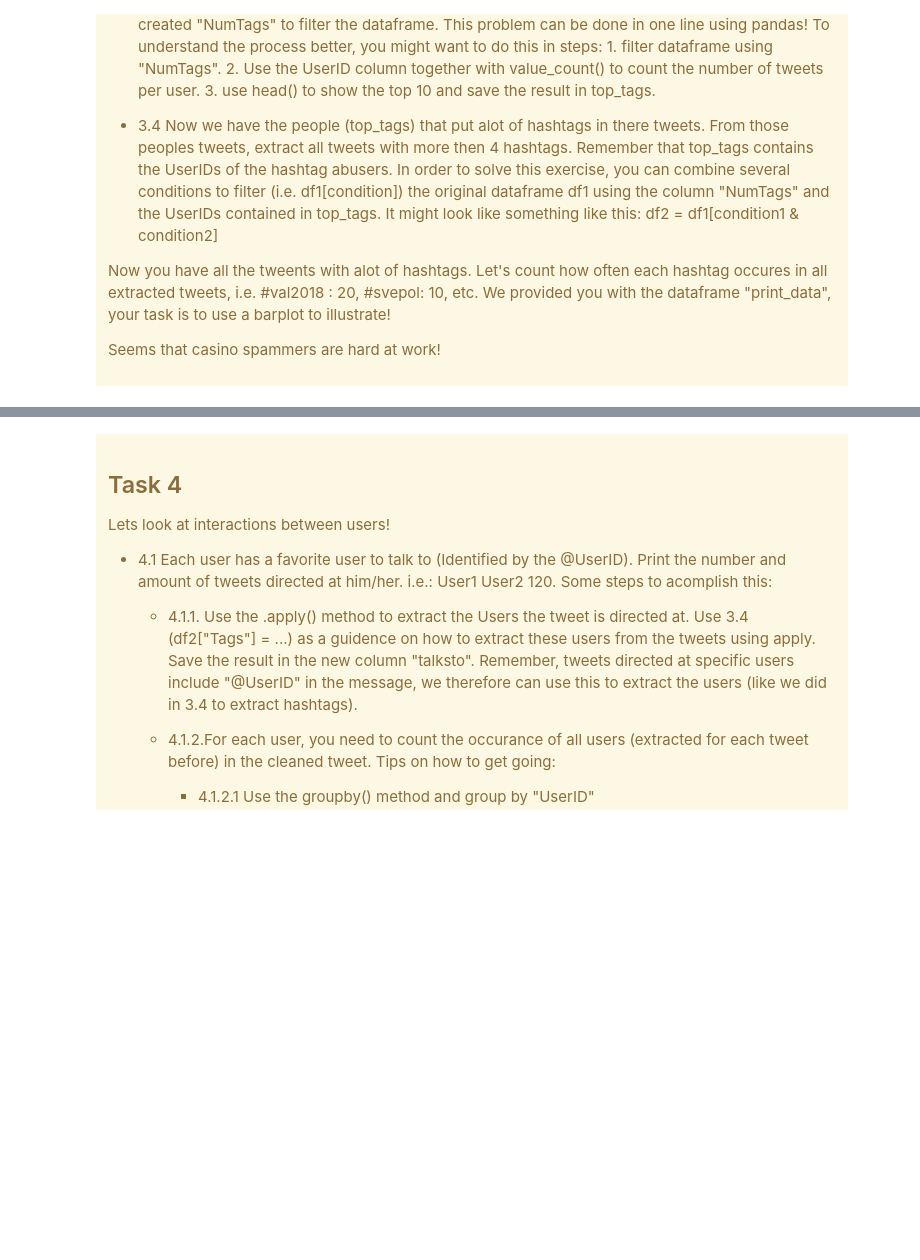
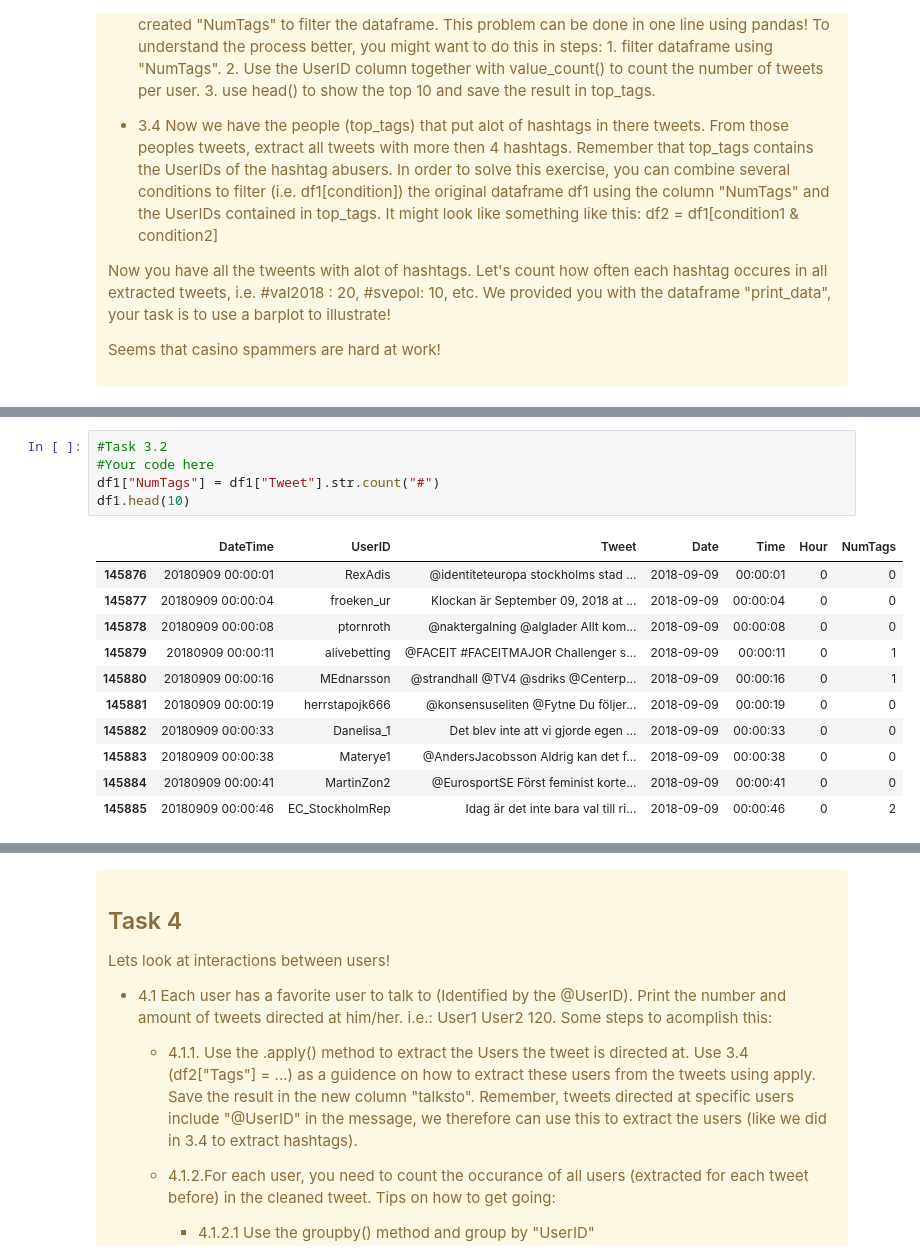
Before and after one commit to HObaid00/Data-Science, a Jupyter notebook: Labs/Lab3/Part2/Part2.ipynb, the cells around one changed output, grey strips where cells are left out. Saved outputs shown, nothing was run; the diff lists cells and outputs as text; blank space fills up the shorter version.

```diff
--- a/Labs/Lab3/Part2/Part2.ipynb
+++ b/Labs/Lab3/Part2/Part2.ipynb
@@ -96,0 +118,17 @@ Seems that casino spammers are hard at work!
+# %%
+#Task 3.2
+#Your code here
+df1["NumTags"] = df1["Tweet"].str.count("#")
+df1.head(10)
+# %% [output]
+|  | DateTime | UserID | Tweet | Date | Time | Hour | NumTags |
+| 145876 | 20180909 00:00:01 | RexAdis | @identiteteuropa stockholms stad ... | 2018-09-09 | 00:00:01 | 0 | 0 |
+| 145877 | 20180909 00:00:04 | froeken_ur | Klockan är September 09, 2018 at ... | 2018-09-09 | 00:00:04 | 0 | 0 |
+| 145878 | 20180909 00:00:08 | ptornroth | @naktergalning @alglader Allt kom... | 2018-09-09 | 00:00:08 | 0 | 0 |
+| 145879 | 20180909 00:00:11 | alivebetting | @FACEIT #FACEITMAJOR Challenger s... | 2018-09-09 | 00:00:11 | 0 | 1 |
+| 145880 | 20180909 00:00:16 | MEdnarsson | @strandhall @TV4 @sdriks @Centerp... | 2018-09-09 | 00:00:16 | 0 | 1 |
+| 145881 | 20180909 00:00:19 | herrstapojk666 | @konsensuseliten @Fytne Du följer... | 2018-09-09 | 00:00:19 | 0 | 0 |
+| 145882 | 20180909 00:00:33 | Danelisa_1 | Det blev inte att vi gjorde egen ... | 2018-09-09 | 00:00:33 | 0 | 0 |
+| 145883 | 20180909 00:00:38 | Materye1 | @AndersJacobsson Aldrig kan det f... | 2018-09-09 | 00:00:38 | 0 | 0 |
+| 145884 | 20180909 00:00:41 | MartinZon2 | @EurosportSE Först feminist korte... | 2018-09-09 | 00:00:41 | 0 | 0 |
+| 145885 | 20180909 00:00:46 | EC_StockholmRep | Idag är det inte bara val till ri... | 2018-09-09 | 00:00:46 | 0 | 2 |
```
Also changed, not shown: parts of 8 cells of this notebook.
